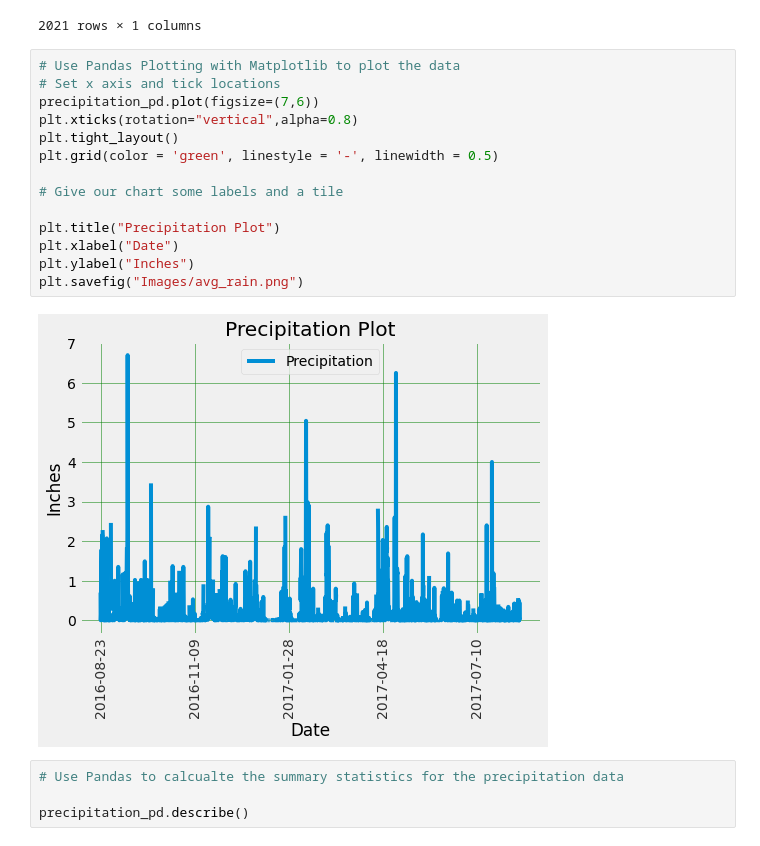
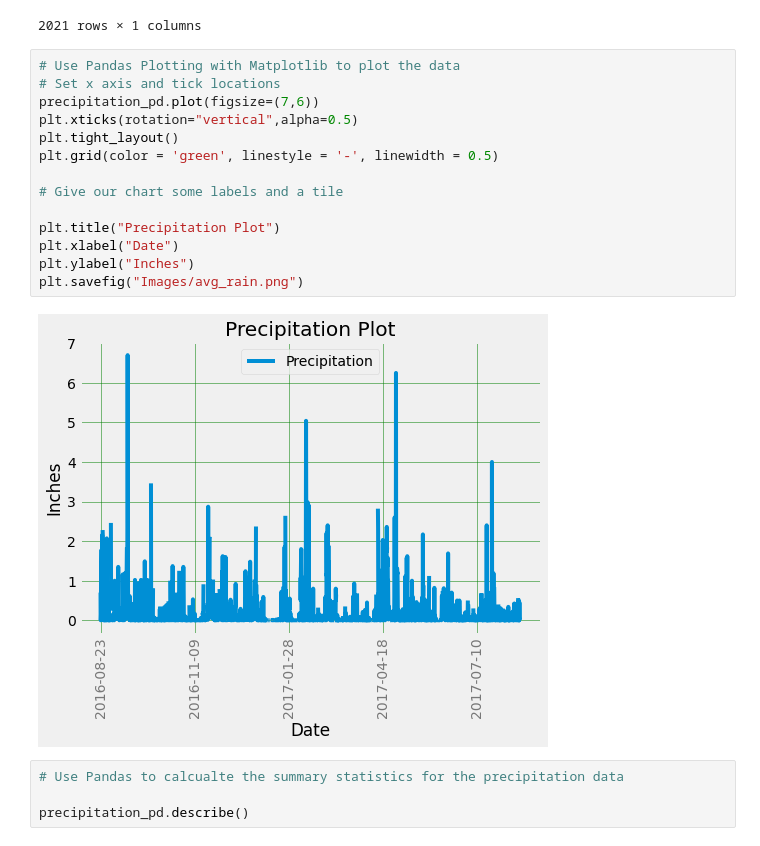
Before and after one commit to JoseH-Git/sqlalchemy-challenge, a Jupyter notebook: climate_starter.ipynb, the cells around one changed output. Cells and saved outputs as stored; diff of their text form.

```diff
--- a/climate_starter.ipynb
+++ b/climate_starter.ipynb
@@ -124,19 +124,19 @@ precipitation_pd.dropna()
 # %%
 # Use Pandas Plotting with Matplotlib to plot the data
 # Set x axis and tick locations
 precipitation_pd.plot(figsize=(7,6))
-plt.xticks(rotation="vertical",alpha=0.8)
+plt.xticks(rotation="vertical",alpha=0.5)
 plt.tight_layout()
 plt.grid(color = 'green', linestyle = '-', linewidth = 0.5)
 
 # Give our chart some labels and a tile
 
 plt.title("Precipitation Plot")
 plt.xlabel("Date")
 plt.ylabel("Inches")
 plt.savefig("Images/avg_rain.png")
 # %% [output]
-[figure, old version]
+[figure, new version]
 # %%
 # Use Pandas to calcualte the summary statistics for the precipitation data
 
```
Also changed, not shown: 2 other files.
